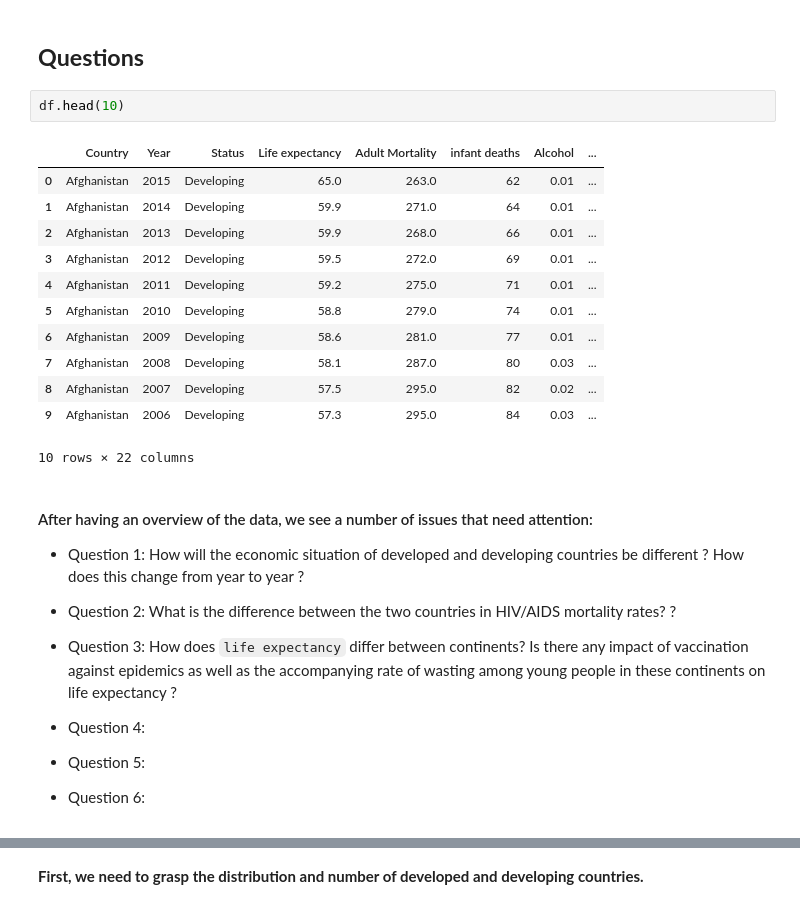
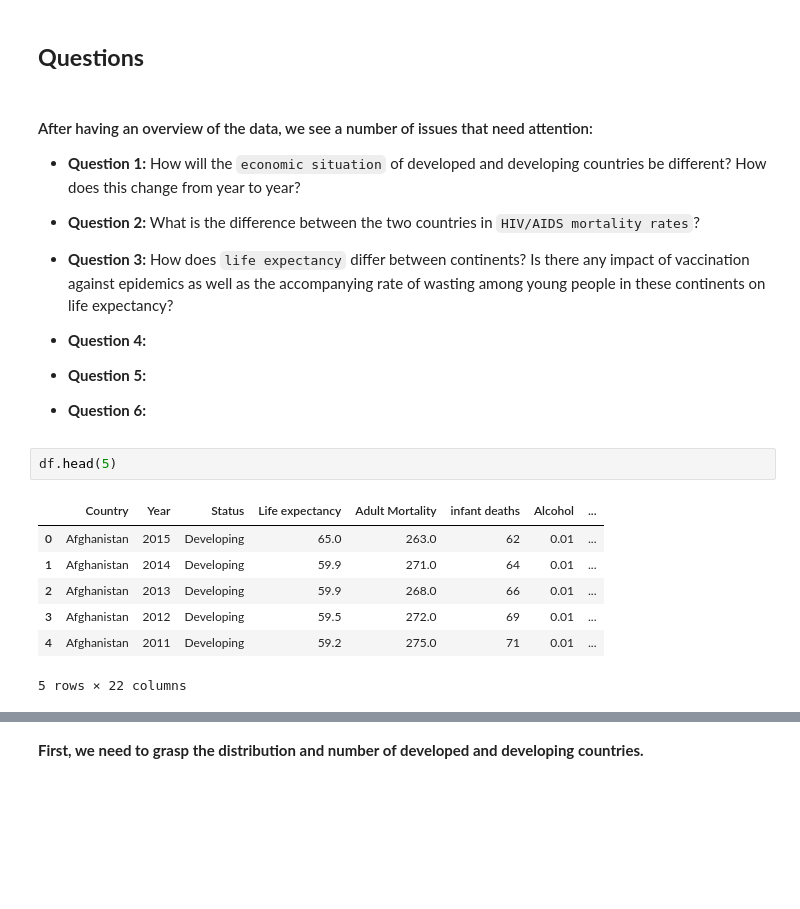
Before and after one commit to huyban2003/P4DS, a Jupyter notebook: Notebook.ipynb, the cells around one changed output, grey strips where cells are left out. Drawn from its saved outputs; the diff is of its cells as text; blank space fills up the shorter version.

```diff
--- a/Notebook.ipynb
+++ b/Notebook.ipynb
@@ -417,32 +437,27 @@ dtype: int64
 ---
 # %% [markdown]
 ## **Questions** <a name="question"></a>
+# %% [markdown]
+#### After having an overview of the data, we see a number of issues that need attention:
+- **Question 1:** How will the ``economic situation`` of developed and developing countries be different? How does this change from year to year?
+
+- **Question 2:** What is the difference between the two countries in ``HIV/AIDS mortality rates``?
+
+- **Question 3:** How does ``life expectancy`` differ between continents? Is there any impact of vaccination against epidemics as well as the accompanying rate of wasting among young people in these continents on life expectancy?
+
+- **Question 4:**
+
+- **Question 5:**
+
+- **Question 6:**
 # %%
-df.head(10)
+df.head(5)
 # %% [output]
 |  | Country | Year | Status | Life expectancy | Adult Mortality | infant deaths | Alcohol | ... |
 | 0 | Afghanistan | 2015 | Developing | 65.0 | 263.0 | 62 | 0.01 | ... |
 | 1 | Afghanistan | 2014 | Developing | 59.9 | 271.0 | 64 | 0.01 | ... |
 | 2 | Afghanistan | 2013 | Developing | 59.9 | 268.0 | 66 | 0.01 | ... |
 | 3 | Afghanistan | 2012 | Developing | 59.5 | 272.0 | 69 | 0.01 | ... |
 | 4 | Afghanistan | 2011 | Developing | 59.2 | 275.0 | 71 | 0.01 | ... |
-| 5 | Afghanistan | 2010 | Developing | 58.8 | 279.0 | 74 | 0.01 | ... |
-| 6 | Afghanistan | 2009 | Developing | 58.6 | 281.0 | 77 | 0.01 | ... |
-| 7 | Afghanistan | 2008 | Developing | 58.1 | 287.0 | 80 | 0.03 | ... |
-| 8 | Afghanistan | 2007 | Developing | 57.5 | 295.0 | 82 | 0.02 | ... |
-| 9 | Afghanistan | 2006 | Developing | 57.3 | 295.0 | 84 | 0.03 | ... |
-10 rows × 22 columns
+5 rows × 22 columns
-# %% [markdown]
-#### After having an overview of the data, we see a number of issues that need attention:
-- Question 1: How will the economic situation of developed and developing countries be different ? How does this change from year to year ?
-
-- Question 2: What is the difference between the two countries in HIV/AIDS mortality rates? ?
-
-- Question 3: How does ``life expectancy`` differ between continents? Is there any impact of vaccination against epidemics as well as the accompanying rate of wasting among young people in these continents on life expectancy ?
-
-- Question 4:
-
-- Question 5:
-
-- Question 6:
 # %% [markdown]
```
Also changed, not shown: parts of 18 cells of this notebook.
